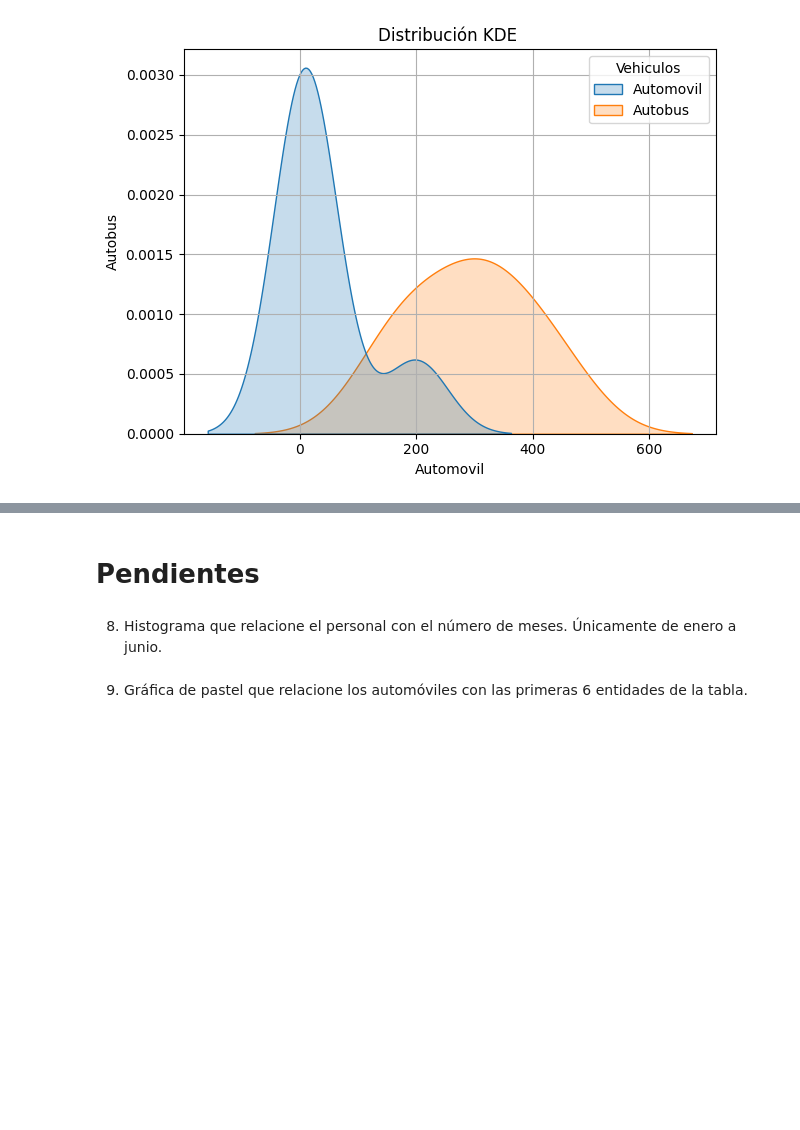
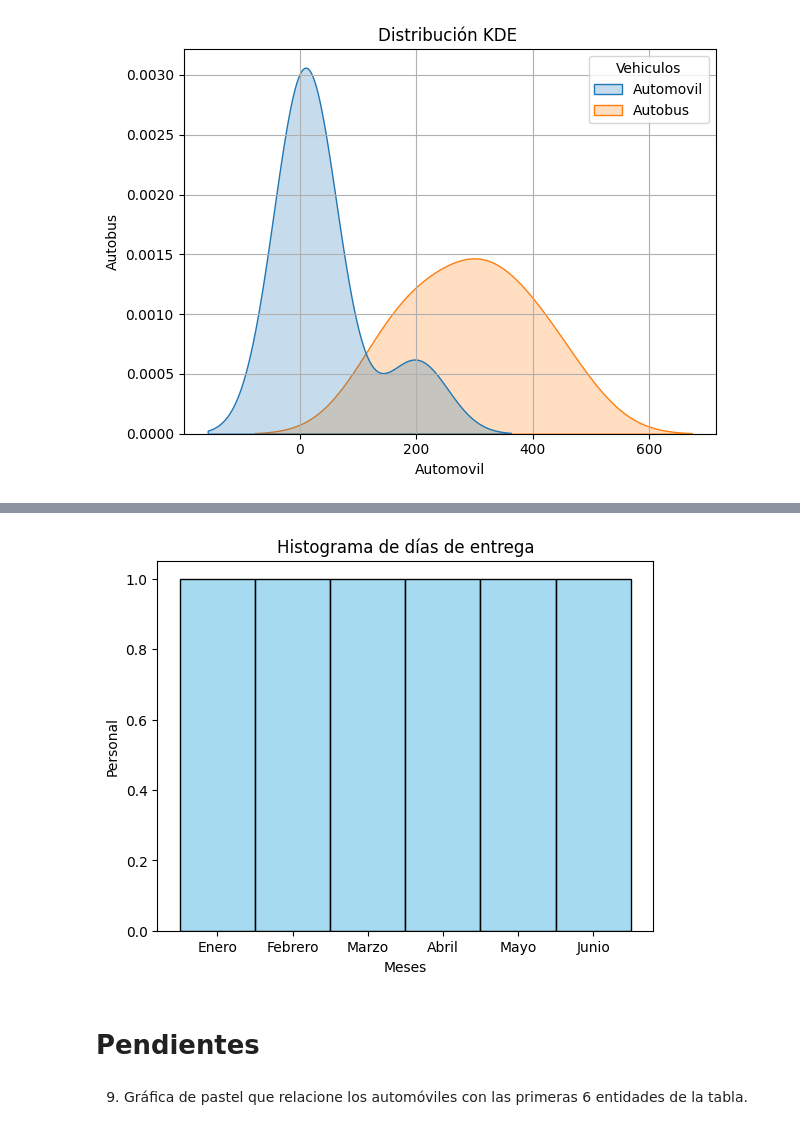
Before and after one commit to jcml002/12Reto, a Jupyter notebook: Reto12.ipynb, the cells around one changed output, grey strips where cells are left out. Cells and saved outputs as stored; diff of their text form; code cells hidden in the pictures; blank space fills up the shorter version.

```diff
--- a/Reto12.ipynb
+++ b/Reto12.ipynb
@@ -175,0 +177,3 @@ plt.show()
+# %%
+dfrM6 = dfreto.head(6)
+dfrM6
@@ -176,7 +188,15 @@ plt.show()
+# %%
+
+# Histograma general
+sns.histplot(data=dfrM6, x='Meses', bins=10, kde=False, color='skyblue')
+plt.title('Histograma de días de entrega')
+plt.xlabel('Meses')
+plt.ylabel('Personal')
+plt.show()
+# %% [output]
+[figure, added]
 # %% [markdown]
 # Pendientes
-# %% [markdown]
-8. Histograma que relacione el personal con el número de meses. Únicamente de enero a junio.
 # %% [markdown]
 9. Gráfica de pastel que relacione los automóviles con las primeras 6 entidades de la tabla.
 # %% [markdown]
```
Also changed, not shown: parts of 6 cells of this notebook.
